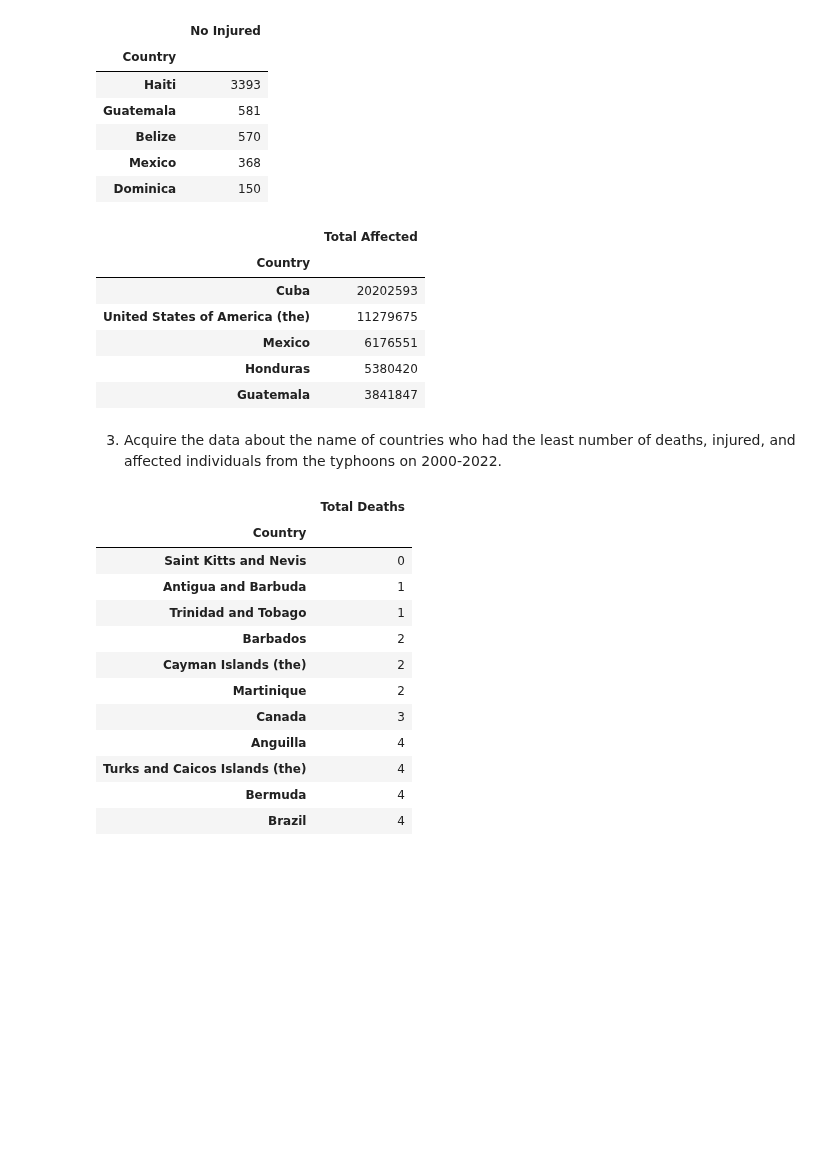
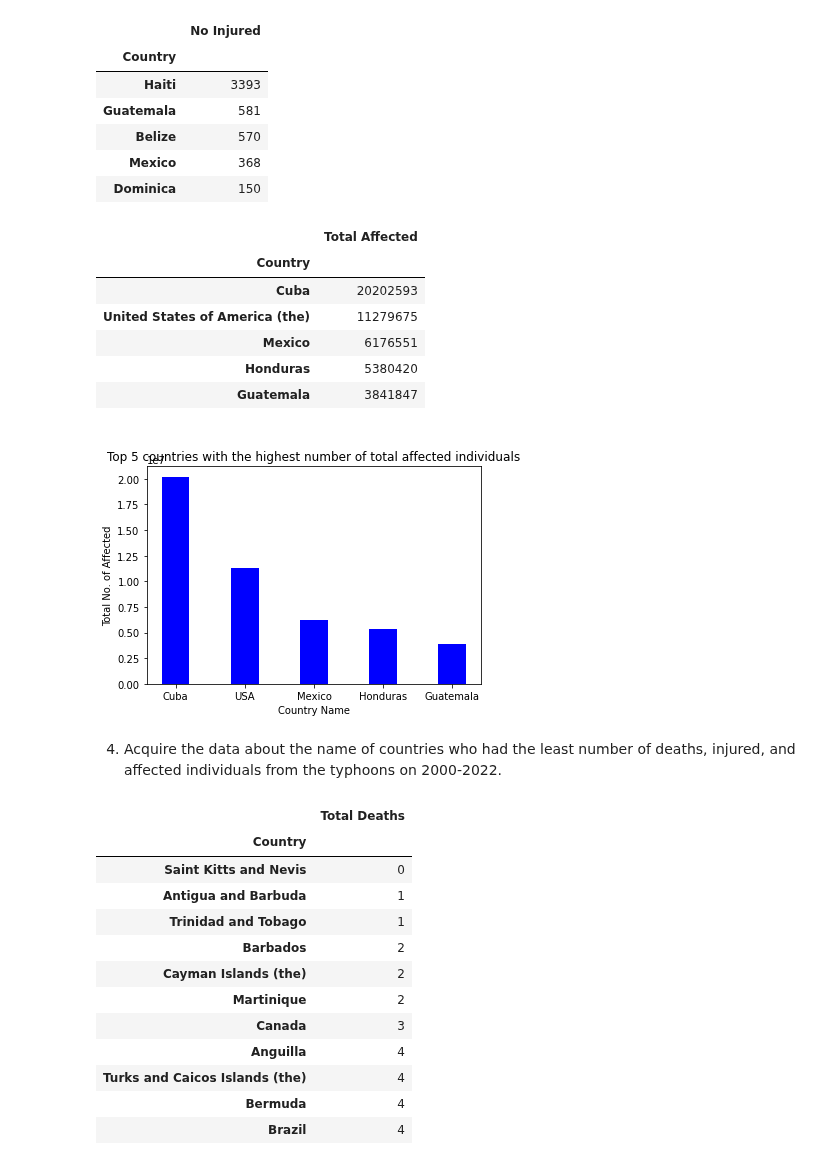
Before and after one commit to GEA960/ITBA-3207_TeamTyphoonAnalysts, a Jupyter notebook: 2000-2022 Data set Codes and Results.ipynb, the cells around one changed output. Saved outputs shown, nothing was run; the diff lists cells and outputs as text; code cells hidden in the pictures; blank space fills up the shorter version.

Commit message:
Added a code and output for the bar graph presentation of Obj.3 Total Affected

```diff
--- a/2000-2022 Data set Codes and Results.ipynb
+++ b/2000-2022 Data set Codes and Results.ipynb
@@ -98,22 +72,36 @@ display(result)
 # %%
 #Acquiring the top 5 countries with the highest number of total affected individuals caused by typhoons from 2000-2022 using groupby and sum function of pandas
 
 ByCountry = new_df.groupby('Country')
 TotalData = ByCountry['Total Affected'].sum()
 data = pd.DataFrame(TotalData)
 SortedData = data.sort_values(by='Total Affected',ascending=False)
 result = SortedData.head(5)
 display(result)
+
+#graphing the Country and Total Affected
+data = {'Cuba':20202593,'USA':11279675, 'Mexico':6176551, 'Honduras':5380420, 'Guatemala':3841847}
+Country_name = list(data.keys())
+Affected_values = list(data.values())
+
+plt.bar(Country_name, Affected_values, color ='blue',
+        width = 0.4)
+
+plt.xlabel("Country Name")
+plt.ylabel("Total No. of Affected")
+plt.title("\nTop 5 countries with the highest number of total affected individuals")
+plt.show()
 # %% [output]
 |  | Total Affected |
 | Country |  |
 | Cuba | 20202593 |
 | United States of America (the) | 11279675 |
 | Mexico | 6176551 |
 | Honduras | 5380420 |
 | Guatemala | 3841847 |
+[figure, added]
 # %% [markdown]
-3. Acquire the data about the name of countries who had the least number of deaths, injured, and affected individuals from the typhoons on 2000-2022.
+4. Acquire the data about the name of countries who had the least number of deaths, injured, and affected individuals from the typhoons on 2000-2022.
 # %%
 #Acquiring the top 11 countries with the lowest number of total deaths caused by typhoons from 2000-2022 using groupby and sum function of pandas
 
```
Also changed, not shown: parts of 6 cells of this notebook.
